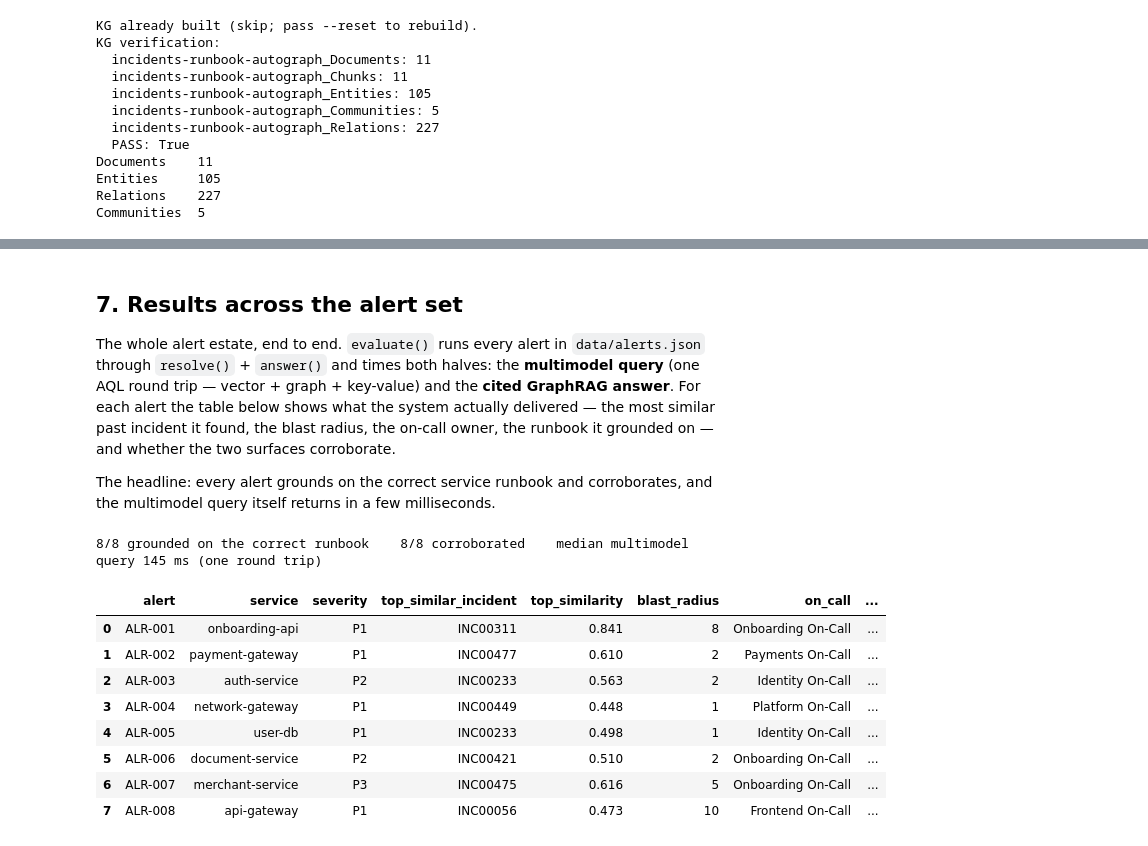
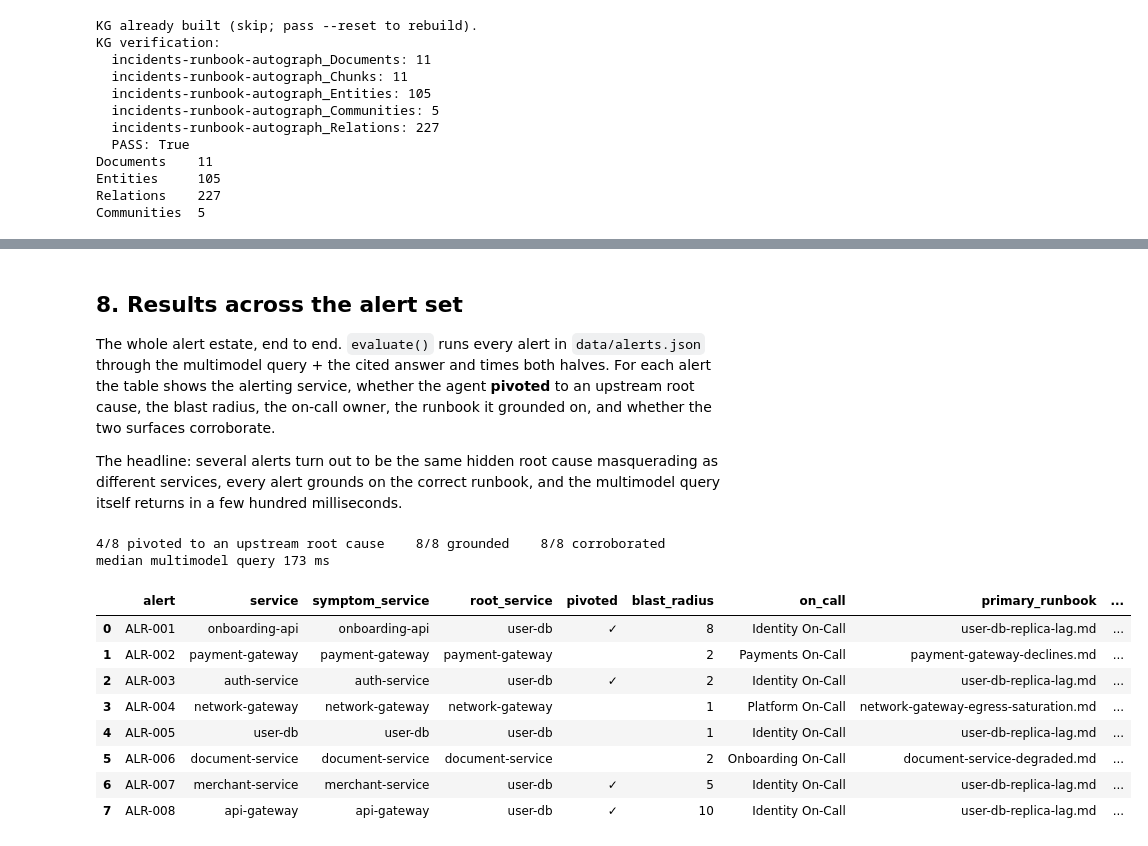
Before and after one commit to mostafaibrahim17/arango-multimodel-incident-resolution, a Jupyter notebook: incident_resolution.ipynb, the cells around one changed output, grey strips where cells are left out. Cells and saved outputs as stored; diff of their text form; code cells hidden in the pictures.

Commit message:
Update tutorial notebook, README, assets, and src modules
Co-Authored-By: Claude Fable 5 <noreply@anthropic.com>

```diff
--- a/incident_resolution.ipynb
+++ b/incident_resolution.ipynb
@@ -54,5 +56,8 @@ teams.insert_many([{"_key": k, **v} for k, v in topo["teams"].items()])
 db.collection("service_depends_on").insert_many(
     [{"_from": f"services/{a}", "_to": f"services/{b}"} for a, b in topo["depends_on"]]
 )
-print(f"{services.count()} services, {teams.count()} teams, {db.collection('service_depends_on').count()} edges")
+sig = json.load(open("data/service_signals.json"))
+signals.insert_many([{"_key": k, **v} for k, v in sig.items()])
+print(f"{services.count()} services, {teams.count()} teams, "
+      f"{db.collection('service_depends_on').count()} edges, {signals.count()} health signals")
 # %% [output]
@@ -76,9 +81,23 @@ incidents.insert_many([
     for r, v in zip(ds, vectors)
 ])
 
+# Hand-authored synthetic precedents (the decoy + 3 user-db cascades).
+seed = json.load(open("data/seed_incidents.json"))
+seed_vecs = embed(oai, [f'{s["short_description"]} {s["description"]}' for s in seed])
+incidents.insert_many([{**s, "embedding": v} for s, v in zip(seed, seed_vecs)])
+
 incidents.add_index({
     "name": "incidents_vec", "type": "vector", "fields": ["embedding"],
     "params": {"metric": "cosine", "dimension": EMBED_DIM, "nLists": 10},
 })
-print(f"{incidents.count()} incidents embedded + indexed")
+
+# Alerts: the live-signal shape, embedded + indexed so they are queryable too.
+alert_docs = json.load(open("data/alerts.json"))
+alert_vecs = embed(oai, [a["text"] for a in alert_docs])
+alerts.insert_many([{**a, "embedding": v} for a, v in zip(alert_docs, alert_vecs)])
+alerts.add_index({
+    "name": "alerts_vec", "type": "vector", "fields": ["embedding"],
+    "params": {"metric": "cosine", "dimension": EMBED_DIM, "nLists": 2},
+})
+print(f"{incidents.count()} incidents ({len(seed)} seeds) + {alerts.count()} alerts embedded + indexed")
 # %% [output]
@@ -109,7 +128,8 @@ LET similar = (
   on_call: {team: team.name, contact: team.oncall}
 }
 # %%
-alert = json.load(open("data/alert.sample.json"))
-print(json.dumps(resolve(alert), indent=2))
+alert = json.load(open("data/alert.hero.json"))
+payload = resolve(alert)
+print(json.dumps(payload, indent=2))
 # %% [output]
 {
@@ -192,42 +260,43 @@ corroboration: {'agree': True, 'matched_services': ['document-service', 'merchan
 # %% [markdown]
-## 7. Results across the alert set
+## 8. Results across the alert set
 
-The whole alert estate, end to end. `evaluate()` runs every alert in `data/alerts.json` through `resolve()` + `answer()` and times both halves: the **multimodel query** (one AQL round trip — vector + graph + key-value) and the **cited GraphRAG answer**. For each alert the table below shows what the system actually delivered — the most similar past incident it found, the blast radius, the on-call owner, the runbook it grounded on — and whether the two surfaces corroborate.
+The whole alert estate, end to end. `evaluate()` runs every alert in `data/alerts.json` through the multimodel query + the cited answer and times both halves. For each alert the table shows the alerting service, whether the agent **pivoted** to an upstream root cause, the blast radius, the on-call owner, the runbook it grounded on, and whether the two surfaces corroborate.
 
-The headline: every alert grounds on the correct service runbook and corroborates, and the multimodel query itself returns in a few milliseconds.
+The headline: several alerts turn out to be the same hidden root cause masquerading as different services, every alert grounds on the correct runbook, and the multimodel query itself returns in a few hundred milliseconds.
 # %%
 import pandas as pd
 from resolver import evaluate
 
-alerts = json.load(open("data/alerts.json"))
-results = evaluate(alerts)                 # one row per alert, both timings captured
+alerts_in = json.load(open("data/alerts.json"))
+results = evaluate(alerts_in)              # one row per alert, both timings captured
 results_table = pd.DataFrame(results)
 
 total = len(results_table)
+pivoted = int(results_table["pivoted"].sum())
 grounded = int(results_table["grounded"].sum())
 corroborated_count = int(results_table["corroborated"].sum())
 median_query_ms = results_table["query_ms"].median()
 
-print(f"{grounded}/{total} grounded on the correct runbook    "
-      f"{corroborated_count}/{total} corroborated    "
-      f"median multimodel query {median_query_ms:.0f} ms (one round trip)")
+print(f"{pivoted}/{total} pivoted to an upstream root cause    "
+      f"{grounded}/{total} grounded    {corroborated_count}/{total} corroborated    "
+      f"median multimodel query {median_query_ms:.0f} ms")
 
-# Render the per-alert table (✓/✗ for the two boolean checks).
 shown = results_table.assign(
+    pivoted=results_table["pivoted"].map({True: "✓", False: ""}),
     grounded=results_table["grounded"].map({True: "✓", False: "✗"}),
     corroborated=results_table["corroborated"].map({True: "✓", False: "✗"}),
 )
-shown[["alert", "service", "severity", "top_similar_incident", "top_similarity",
+shown[["alert", "service", "symptom_service", "root_service", "pivoted",
        "blast_radius", "on_call", "primary_runbook", "grounded", "corroborated",
-       "citations", "query_ms", "answer_s"]]
+       "query_ms", "answer_s"]]
 # %% [output]
-8/8 grounded on the correct runbook    8/8 corroborated    median multimodel query 145 ms (one round trip)
+4/8 pivoted to an upstream root cause    8/8 grounded    8/8 corroborated    median multimodel query 173 ms
-|  | alert | service | severity | top_similar_incident | top_similarity | blast_radius | on_call | ... |
-| 0 | ALR-001 | onboarding-api | P1 | INC00311 | 0.841 | 8 | Onboarding On-Call | ... |
-| 1 | ALR-002 | payment-gateway | P1 | INC00477 | 0.610 | 2 | Payments On-Call | ... |
-| 2 | ALR-003 | auth-service | P2 | INC00233 | 0.563 | 2 | Identity On-Call | ... |
-| 3 | ALR-004 | network-gateway | P1 | INC00449 | 0.448 | 1 | Platform On-Call | ... |
-| 4 | ALR-005 | user-db | P1 | INC00233 | 0.498 | 1 | Identity On-Call | ... |
-| 5 | ALR-006 | document-service | P2 | INC00421 | 0.510 | 2 | Onboarding On-Call | ... |
-| 6 | ALR-007 | merchant-service | P3 | INC00475 | 0.616 | 5 | Onboarding On-Call | ... |
-| 7 | ALR-008 | api-gateway | P1 | INC00056 | 0.473 | 10 | Frontend On-Call | ... |
+|  | alert | service | symptom_service | root_service | pivoted | blast_radius | on_call | primary_runbook | ... |
+| 0 | ALR-001 | onboarding-api | onboarding-api | user-db | ✓ | 8 | Identity On-Call | user-db-replica-lag.md | ... |
+| 1 | ALR-002 | payment-gateway | payment-gateway | payment-gateway |  | 2 | Payments On-Call | payment-gateway-declines.md | ... |
+| 2 | ALR-003 | auth-service | auth-service | user-db | ✓ | 2 | Identity On-Call | user-db-replica-lag.md | ... |
+| 3 | ALR-004 | network-gateway | network-gateway | network-gateway |  | 1 | Platform On-Call | network-gateway-egress-saturation.md | ... |
+| 4 | ALR-005 | user-db | user-db | user-db |  | 1 | Identity On-Call | user-db-replica-lag.md | ... |
+| 5 | ALR-006 | document-service | document-service | document-service |  | 2 | Onboarding On-Call | document-service-degraded.md | ... |
+| 6 | ALR-007 | merchant-service | merchant-service | user-db | ✓ | 5 | Identity On-Call | user-db-replica-lag.md | ... |
+| 7 | ALR-008 | api-gateway | api-gateway | user-db | ✓ | 10 | Identity On-Call | user-db-replica-lag.md | ... |
```
Also changed, not shown: parts of 24 cells of this notebook, 7 other files.
